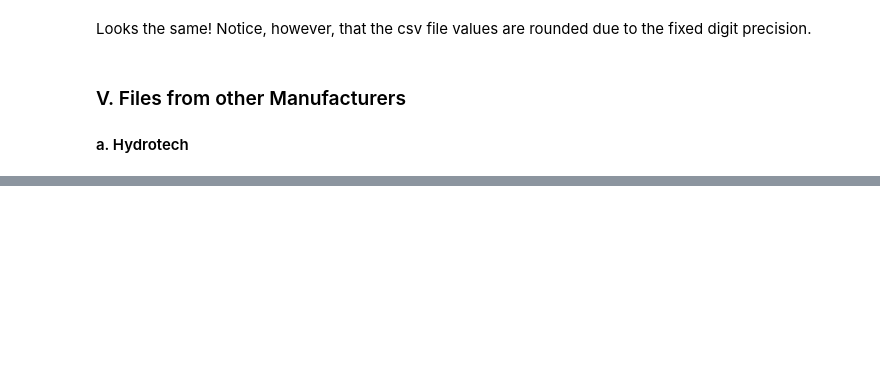
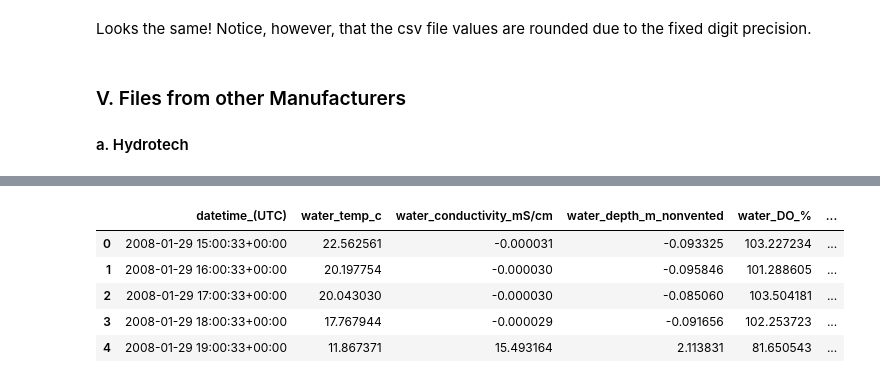
Before and after one commit to kimia-karimi/sonde3, a Jupyter notebook: index.ipynb, the cells around one changed output, grey strips where cells are left out. Saved outputs shown, nothing was run; the diff lists cells and outputs as text; code cells hidden in the pictures; blank space fills up the shorter version.

```diff
--- a/index.ipynb
+++ b/index.ipynb
@@ -251,0 +262,9 @@ pytz.all_timezones()
+# %%
+baytdat.head()
+# %% [output]
+|  | datetime_(UTC) | water_temp_c | water_conductivity_mS/cm | water_depth_m_nonvented | water_DO_% | ... |
+| 0 | 2008-01-29 15:00:33+00:00 | 22.562561 | -0.000031 | -0.093325 | 103.227234 | ... |
+| 1 | 2008-01-29 16:00:33+00:00 | 20.197754 | -0.000030 | -0.095846 | 101.288605 | ... |
+| 2 | 2008-01-29 17:00:33+00:00 | 20.043030 | -0.000030 | -0.085060 | 103.504181 | ... |
+| 3 | 2008-01-29 18:00:33+00:00 | 17.767944 | -0.000029 | -0.091656 | 102.253723 | ... |
+| 4 | 2008-01-29 19:00:33+00:00 | 11.867371 | 15.493164 | 2.113831 | 81.650543 | ... |
```
Also changed, not shown: parts of 23 cells of this notebook, 5 other files.
